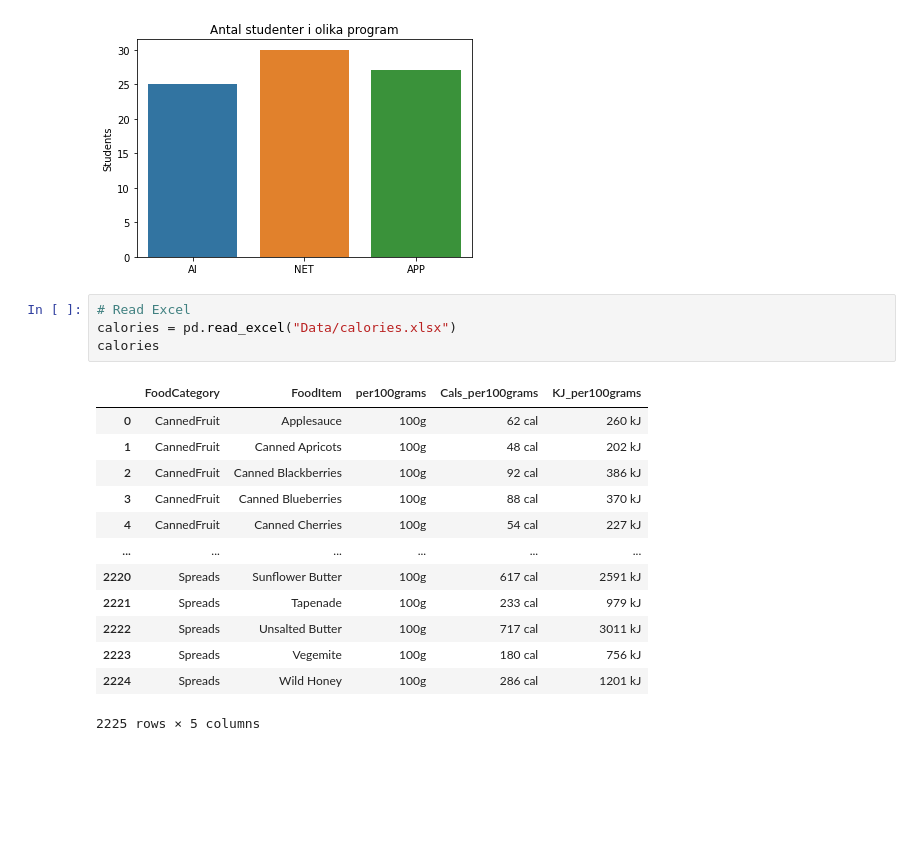
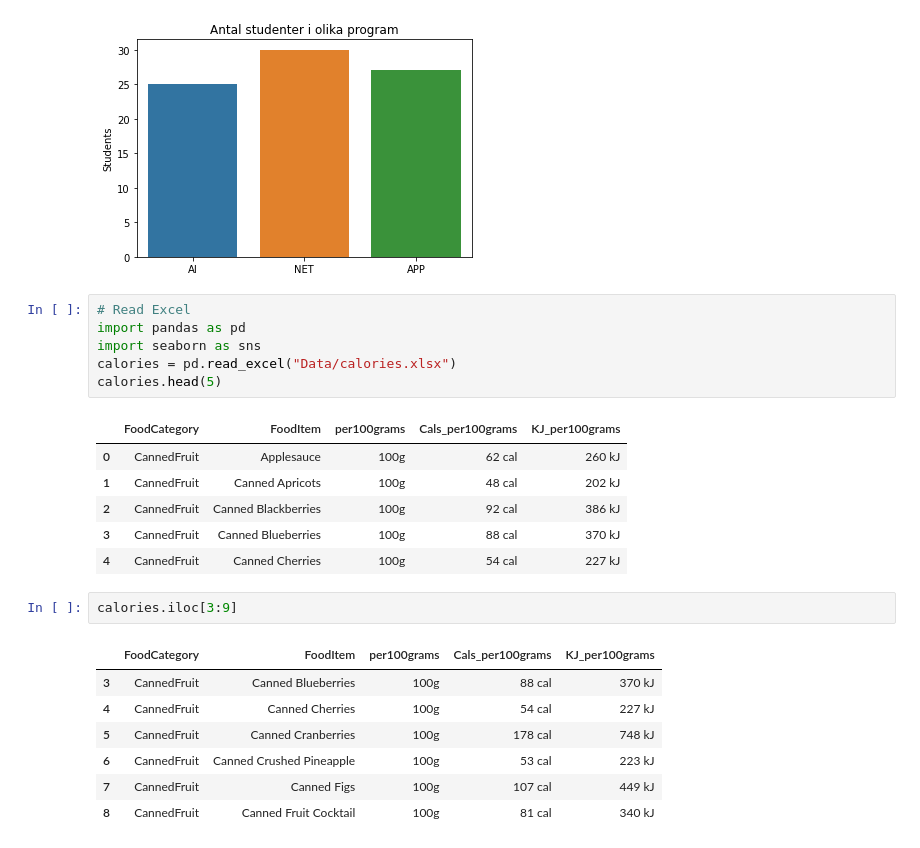
Before and after one commit to FabianAndersson17/Databehandling-Fabian-Andersson, a Jupyter notebook: Code-alongs/L0_pandas_basics.ipynb, the cells around one changed output. Saved outputs shown, nothing was run; the diff lists cells and outputs as text; blank space fills up the shorter version.

Commit message:
Finished lecture intro to pandas and seaborn

```diff
--- a/Code-alongs/L0_pandas_basics.ipynb
+++ b/Code-alongs/L0_pandas_basics.ipynb
@@ -127,19 +127,24 @@ plt.title("Antal studenter i olika program"); # Can also use seaborns methods
 [figure]
 # %%
 # Read Excel
+import pandas as pd
+import seaborn as sns
 calories = pd.read_excel("Data/calories.xlsx")
-calories
+calories.head(5)
 # %% [output]
 |  | FoodCategory | FoodItem | per100grams | Cals_per100grams | KJ_per100grams |
 | 0 | CannedFruit | Applesauce | 100g | 62 cal | 260 kJ |
 | 1 | CannedFruit | Canned Apricots | 100g | 48 cal | 202 kJ |
 | 2 | CannedFruit | Canned Blackberries | 100g | 92 cal | 386 kJ |
 | 3 | CannedFruit | Canned Blueberries | 100g | 88 cal | 370 kJ |
 | 4 | CannedFruit | Canned Cherries | 100g | 54 cal | 227 kJ |
-| ... | ... | ... | ... | ... | ... |
-| 2220 | Spreads | Sunflower Butter | 100g | 617 cal | 2591 kJ |
-| 2221 | Spreads | Tapenade | 100g | 233 cal | 979 kJ |
-| 2222 | Spreads | Unsalted Butter | 100g | 717 cal | 3011 kJ |
-| 2223 | Spreads | Vegemite | 100g | 180 cal | 756 kJ |
-| 2224 | Spreads | Wild Honey | 100g | 286 cal | 1201 kJ |
-2225 rows × 5 columns
+# %%
+calories.iloc[3:9]
+# %% [output]
+|  | FoodCategory | FoodItem | per100grams | Cals_per100grams | KJ_per100grams |
+| 3 | CannedFruit | Canned Blueberries | 100g | 88 cal | 370 kJ |
+| 4 | CannedFruit | Canned Cherries | 100g | 54 cal | 227 kJ |
+| 5 | CannedFruit | Canned Cranberries | 100g | 178 cal | 748 kJ |
+| 6 | CannedFruit | Canned Crushed Pineapple | 100g | 53 cal | 223 kJ |
+| 7 | CannedFruit | Canned Figs | 100g | 107 cal | 449 kJ |
+| 8 | CannedFruit | Canned Fruit Cocktail | 100g | 81 cal | 340 kJ |
```
Also changed, not shown: parts of 14 cells of this notebook.
